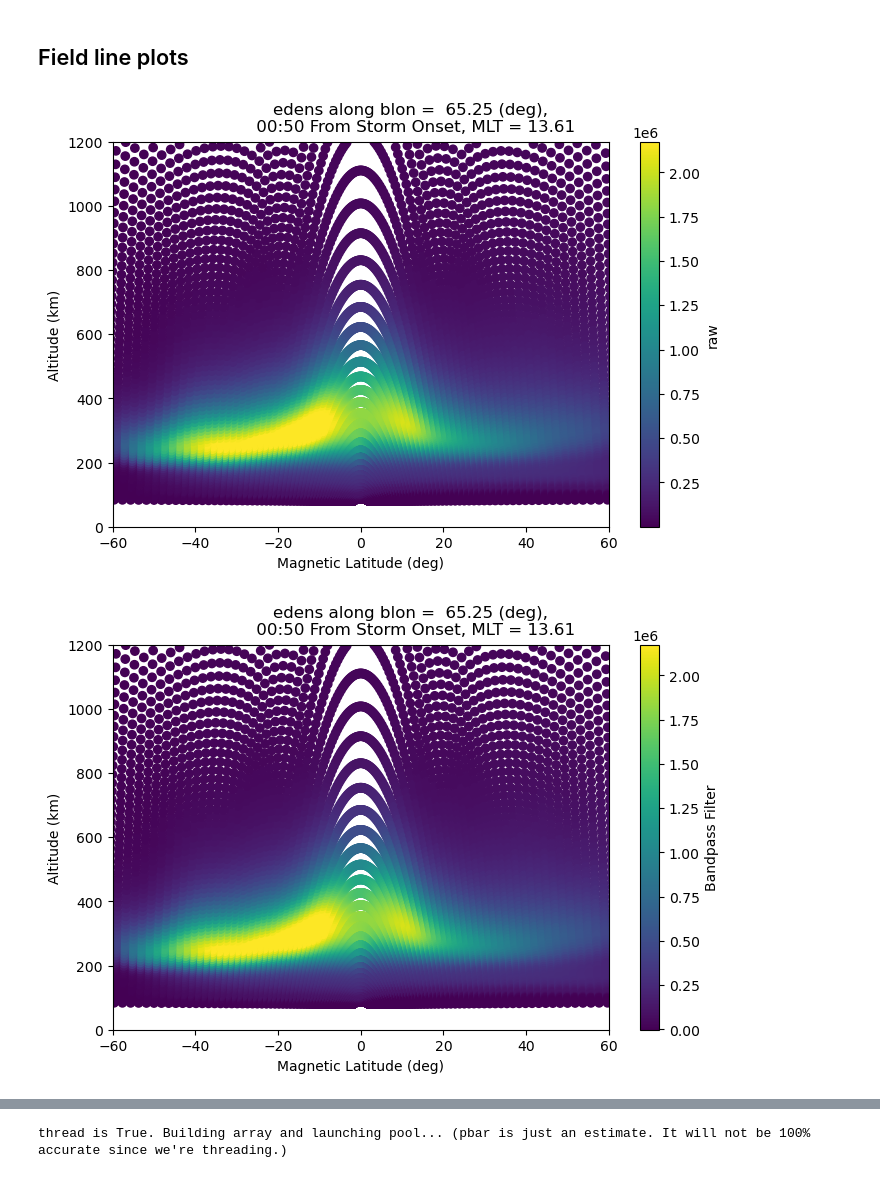
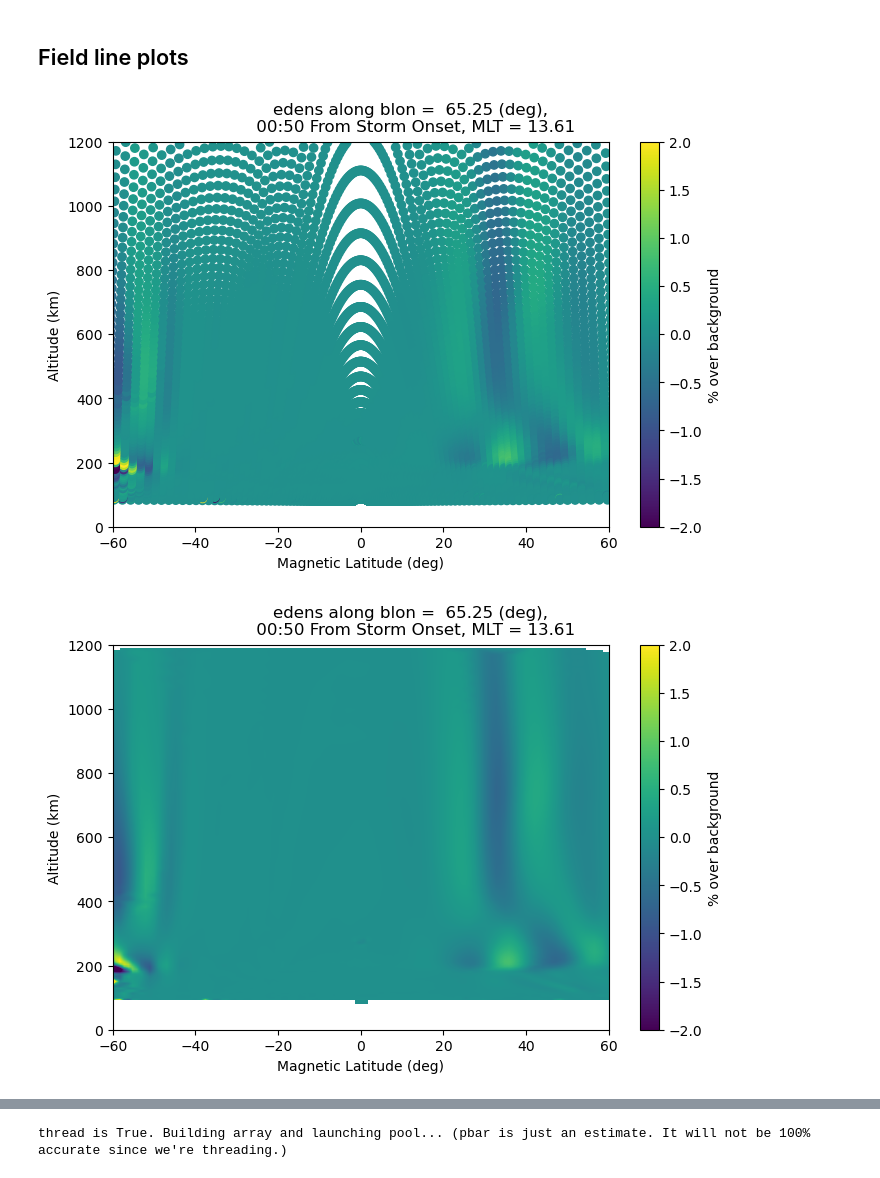
Before and after one commit to abukowski21/SAMI3-GITM-python, a Jupyter notebook: SamiFieldLinePlots.ipynb, the cells around one changed output, grey strips where cells are left out. Drawn from its saved outputs; the diff is of its cells as text; code cells hidden in the pictures.

Commit message:
fixed interpolation plots and got everything running. added some comments. And some example plots.

```diff
--- a/SamiFieldLinePlots.ipynb
+++ b/SamiFieldLinePlots.ipynb
@@ -350,16 +350,21 @@ def draw_fieldline_scatter_plot(x, y, z, time_index, fpeak_col_data, lon_real,
         ymin = min(y)
         ymax = max(y)
 
-        points = np.vstack((np.array(x),np.array(y))).T
-        grid_x,grid_y = np.meshgrid(np.linspace(xmin,xmax,360),np.linspace(ymin,ymax,200))
-        fitted_values = griddata(points, z, (grid_x,grid_y))
-        plt.pcolormesh(grid_x,grid_y,fitted_values, vmin = colorbar_lims[0], vmax = colorbar_lims[1])
+
+        grid_x,grid_y = np.meshgrid(np.linspace(xmin,xmax,120),np.linspace(ymin,ymax,150))
+        loc_grid = list(zip(x, y))
+        interp = LinearNDInterpolator(loc_grid , z, rescale = True)
+
+        znew = interp(list(zip(grid_x.flatten(), grid_y.flatten())))
+
+        plt.imshow(znew.reshape(grid_x.shape), origin='lower', vmin = colorbar_lims[0], vmax = colorbar_lims[1],
+                   interpolation='bilinear', extent = [xmin, xmax, ymin, ymax], aspect='auto')
 
     else:
         plt.scatter(x, y, c = z, vmin = colorbar_lims[0], vmax = colorbar_lims[1])
-        plt.ylim(0, field_line_alt_max)
+    plt.ylim(0, field_line_alt_max)
 
-        plt.xlim(-field_line_lat_lim, field_line_lat_lim)
+    plt.xlim(-field_line_lat_lim, field_line_lat_lim)
 
 
     plt.colorbar(label = cbar_label)
@@ -379,7 +384,7 @@ def draw_fieldline_scatter_plot(x, y, z, time_index, fpeak_col_data, lon_real,
             mlat_lims.append([i, i+2])
         mlat_masks = []
         for l in mlat_lims:
-            mlat_masks.append((x < l[1]) & (x > l[0]) & (np.abs(y) < field_line_alt_max) & (np.abs(x)  < field_line_lat_lim+2 ))
+            mlat_masks.append((x < l[1]) & (x > l[0])  & (np.abs(x)  < field_line_lat_lim+2 ))
 
         for mask in mlat_masks:
             max_here = np.argmax(fpeak_col_data[mask])
@@ -424,7 +429,7 @@ def draw_fieldline_scatter_plot(x, y, z, time_index, fpeak_col_data, lon_real,
                 print(fname)
                 raise ValueError
             plt.close()
-            gc.collect()
+
     else:
         raise ValueError('save_or_show input is invalid. Accepted inputs are "save" or "show", you gave ', save_or_show)
 # %%
@@ -695,8 +702,12 @@ we will plot 10 mlons, here are the indices & the actual mlon:
 # %%
 # a few plots in console
 call_field_line_drawing(col = 'edens', lon_idx = 14,
-                        interpolate = False, fpeak = False,
+                        interpolate = False, fpeak = False, figtype = 'diff',
                         save_or_show = 'show', time_index = 58)
+
+call_field_line_drawing(col = 'edens', lon_idx = 14,
+                        interpolate = True, fpeak = False, figtype = 'diff',
+                        save_or_show = 'show', time_index = 58)
 # %% [output]
-[figure, old version]
+[figure, new version]
-[figure, old version]
+[figure, new version]
```
Also changed, not shown: parts of 6 cells of this notebook.
